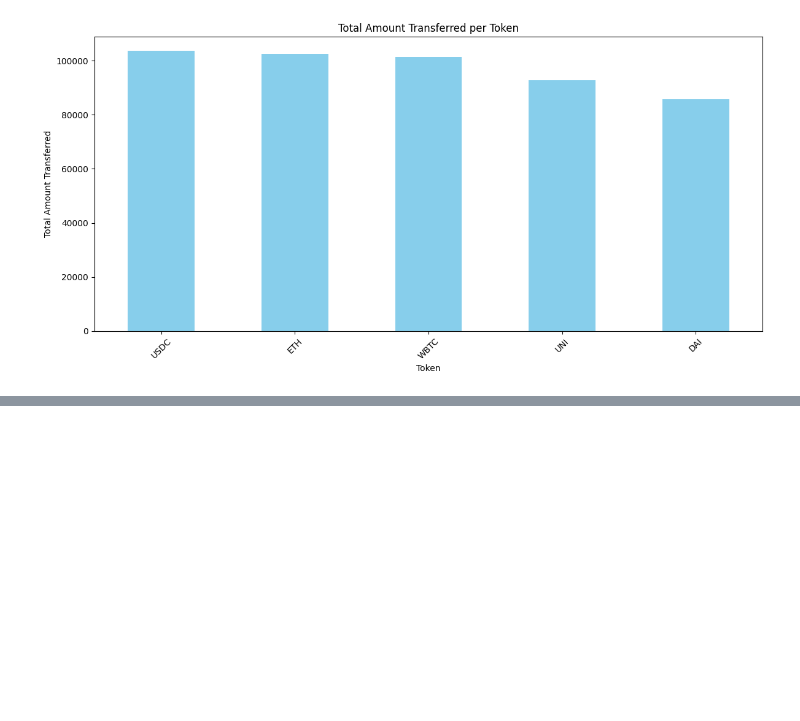
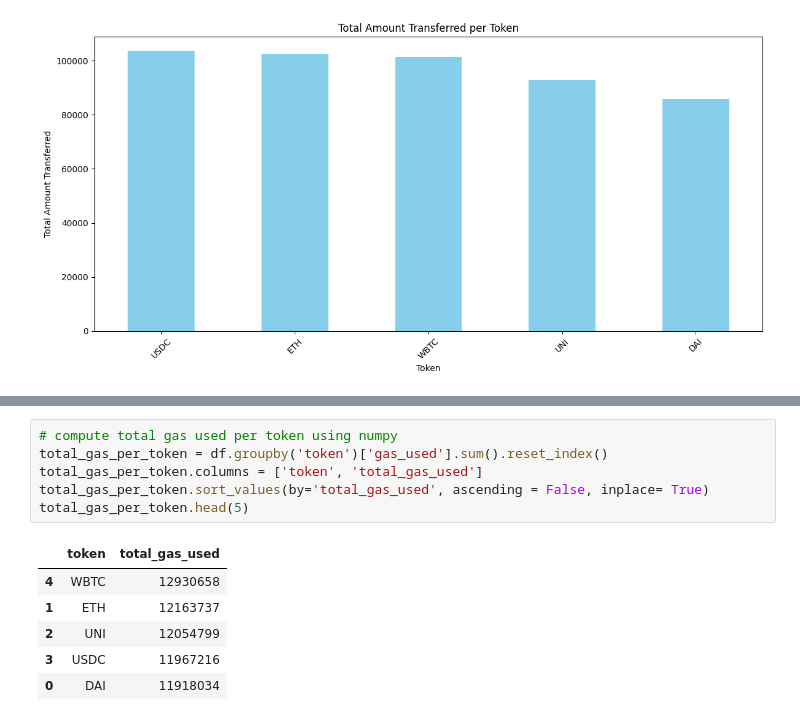
Before and after one commit to christian-obi/analyticsages-datacourse, a Jupyter notebook: assignment_data_manipulation.ipynb, the cells around one changed output, grey strips where cells are left out. Drawn from its saved outputs; the diff is of its cells as text; blank space fills up the shorter version.

```diff
--- a/assignment_data_manipulation.ipynb
+++ b/assignment_data_manipulation.ipynb
@@ -241,0 +269,13 @@ plt.show()
+# %%
+# compute total gas used per token using numpy
+total_gas_per_token = df.groupby('token')['gas_used'].sum().reset_index()
+total_gas_per_token.columns = ['token', 'total_gas_used']
+total_gas_per_token.sort_values(by='total_gas_used', ascending = False, inplace= True)
+total_gas_per_token.head(5)
+# %% [output]
+|  | token | total_gas_used |
+| 4 | WBTC | 12930658 |
+| 1 | ETH | 12163737 |
+| 2 | UNI | 12054799 |
+| 3 | USDC | 11967216 |
+| 0 | DAI | 11918034 |
```
Also changed, not shown: parts of 9 cells of this notebook.
